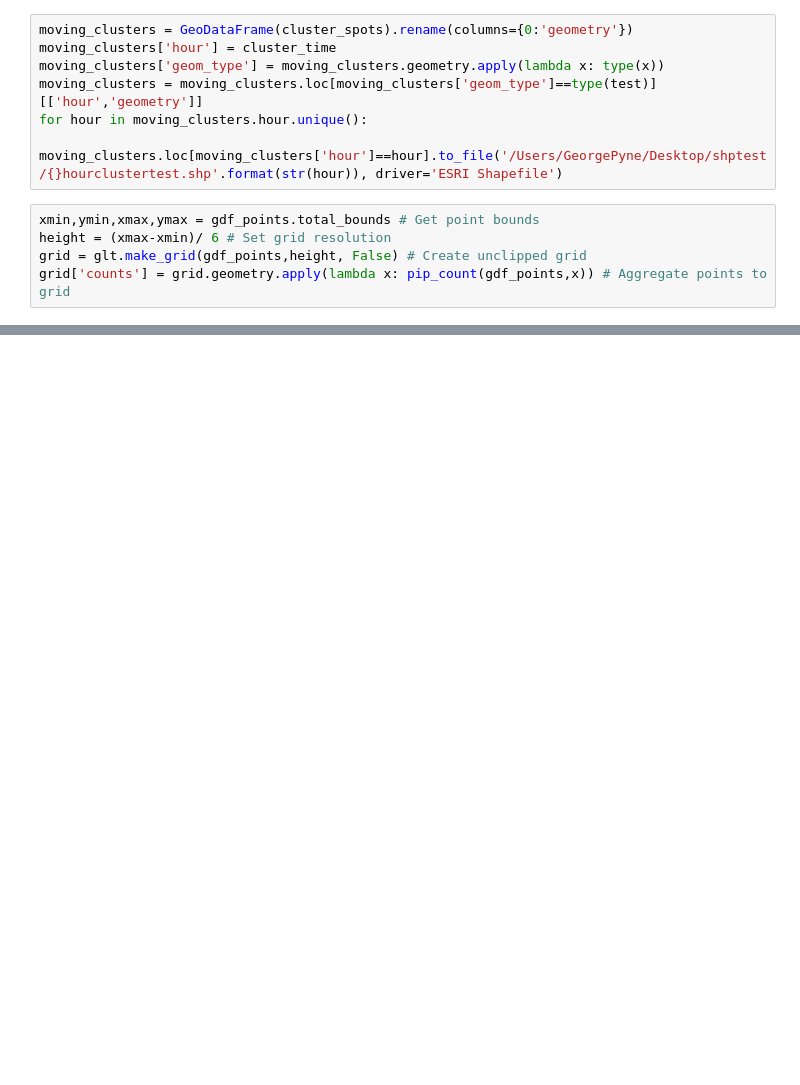
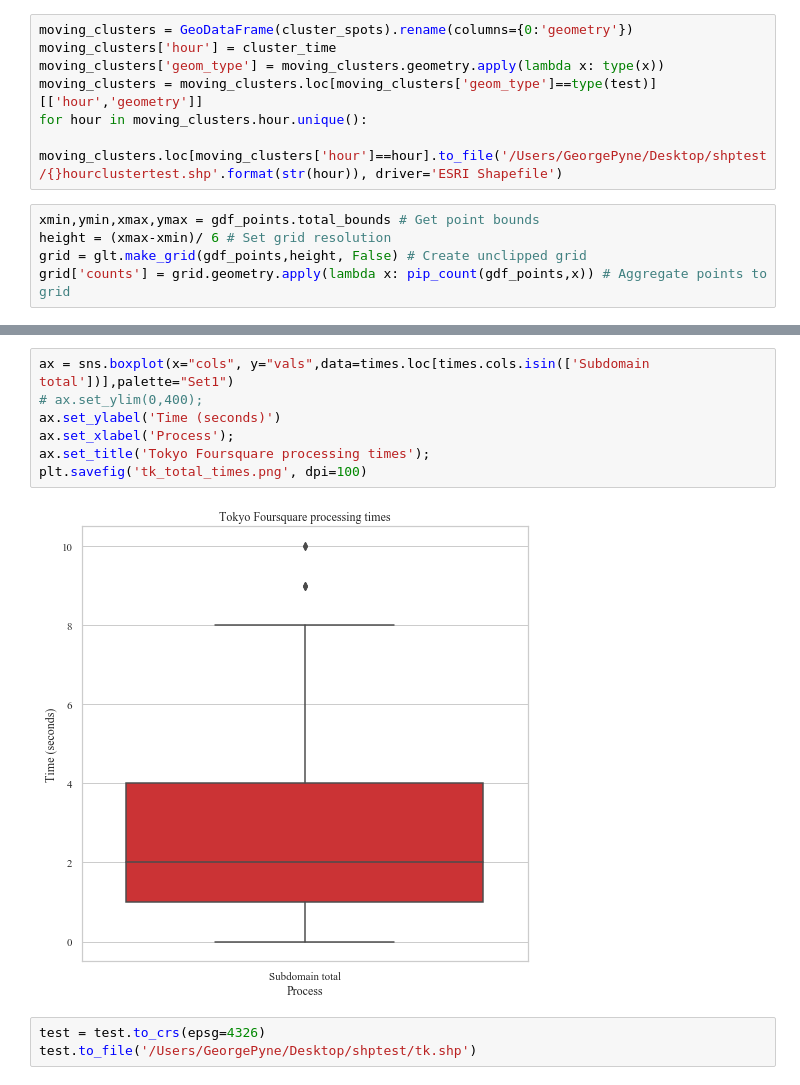
Before and after one commit to georgepyne/CASA0012, a Jupyter notebook: st.ipynb, the cells around one changed output, grey strips where cells are left out. Drawn from its saved outputs; the diff is of its cells as text; blank space fills up the shorter version.

```diff
--- a/st.ipynb
+++ b/st.ipynb
@@ -706,0 +892,12 @@ grid['counts'] = grid.geometry.apply(lambda x: pip_count(gdf_points,x)) # Aggreg
+# %%
+ax = sns.boxplot(x="cols", y="vals",data=times.loc[times.cols.isin(['Subdomain total'])],palette="Set1")
+# ax.set_ylim(0,400);
+ax.set_ylabel('Time (seconds)')
+ax.set_xlabel('Process');
+ax.set_title('Tokyo Foursquare processing times');
+plt.savefig('tk_total_times.png', dpi=100)
+# %% [output]
+[figure, added]
+# %%
+test = test.to_crs(epsg=4326)
+test.to_file('/Users/GeorgePyne/Desktop/shptest/tk.shp')
```
Also changed, not shown: parts of 141 cells of this notebook, 1 other file.
